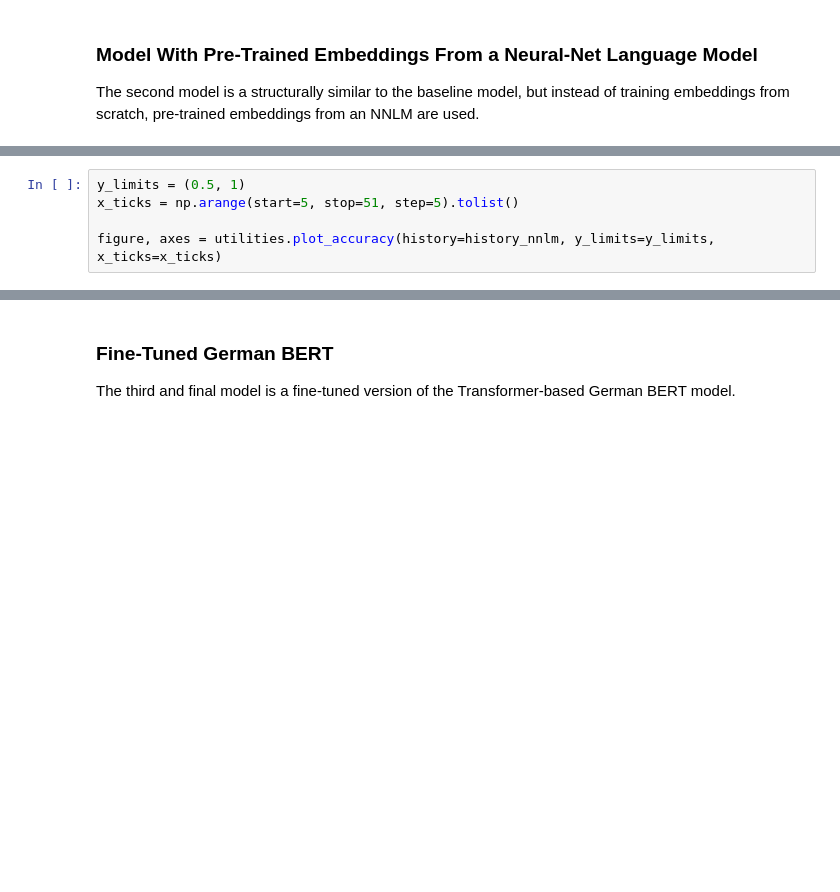
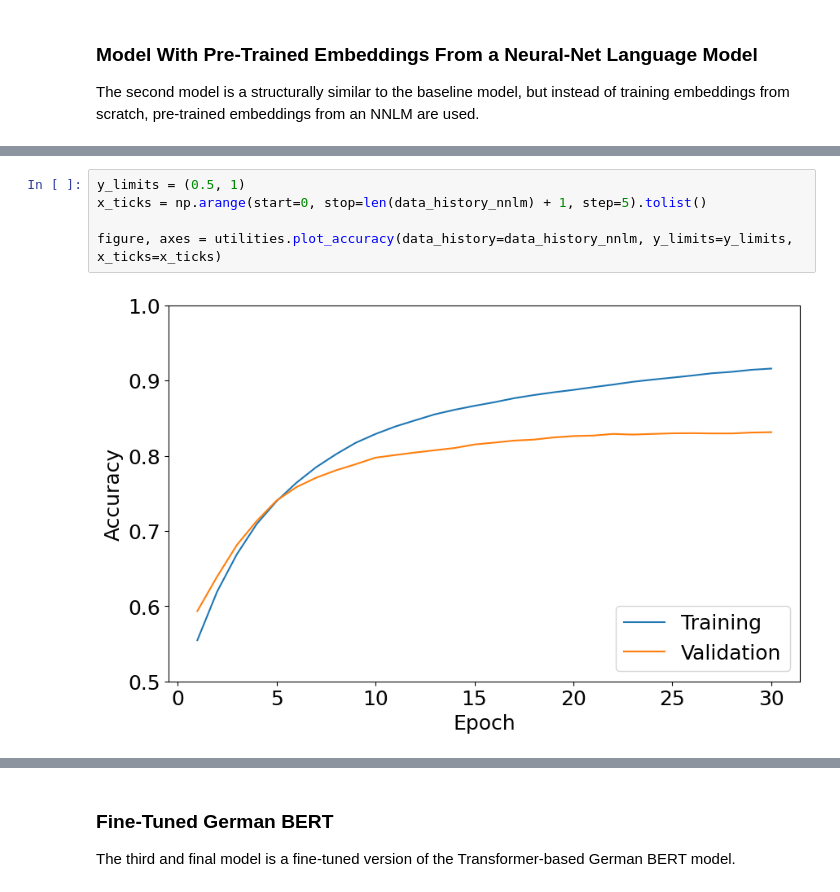
Before and after one commit to HannesMK/plain-language-classification, a Jupyter notebook: 3_Model/model_definition_evaluation.ipynb, the cells around one changed output, grey strips where cells are left out. Cells and saved outputs as stored; diff of their text form; blank space fills up the shorter version.

```diff
--- a/3_Model/model_definition_evaluation.ipynb
+++ b/3_Model/model_definition_evaluation.ipynb
@@ -145,6 +224,8 @@ history_nnlm = model_nnlm.fit(
 # %%
 y_limits = (0.5, 1)
-x_ticks = np.arange(start=5, stop=51, step=5).tolist()
+x_ticks = np.arange(start=0, stop=len(data_history_nnlm) + 1, step=5).tolist()
 
-figure, axes = utilities.plot_accuracy(history=history_nnlm, y_limits=y_limits, x_ticks=x_ticks)
+figure, axes = utilities.plot_accuracy(data_history=data_history_nnlm, y_limits=y_limits, x_ticks=x_ticks)
+# %% [output]
+[figure, added]
 # %%
```
Also changed, not shown: parts of 19 cells of this notebook, 2 other files.
